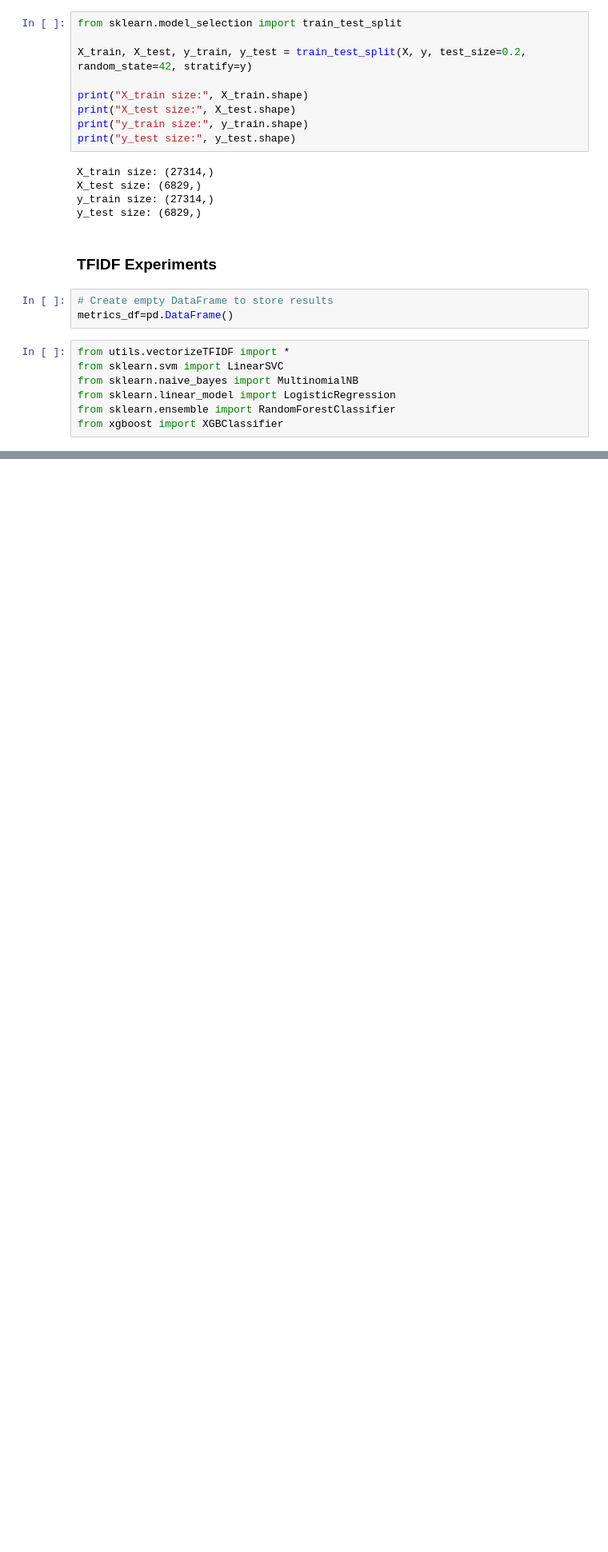
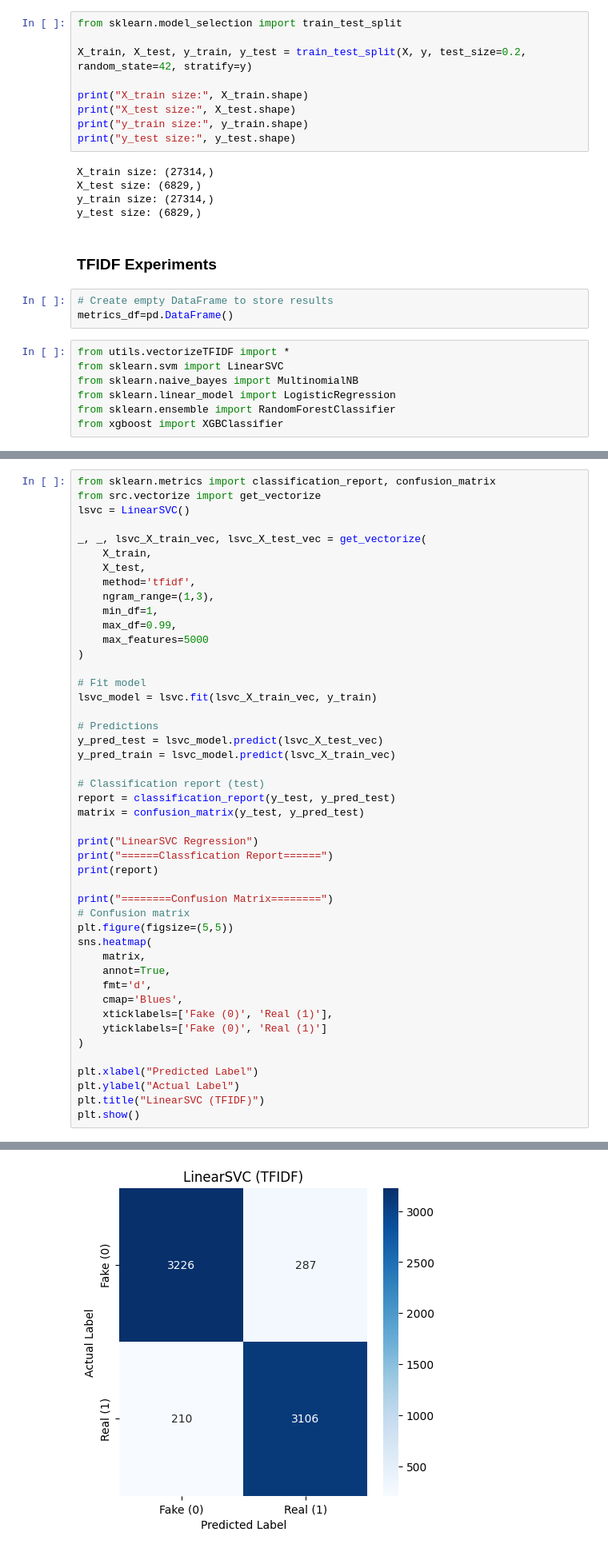
Before and after one commit to harmandeep2993/fake-news-detection-nlp, a Jupyter notebook: notebooks/experimentsTFIDF.ipynb, the cells around one changed output, grey strips where cells are left out. Shown at 80% size. Cells and saved outputs as stored; diff of their text form; blank space fills up the shorter version.

```diff
--- a/notebooks/experimentsTFIDF.ipynb
+++ b/notebooks/experimentsTFIDF.ipynb
@@ -232,0 +218,47 @@ plt.show()
+# %%
+from sklearn.metrics import classification_report, confusion_matrix
+from src.vectorize import get_vectorize
+lsvc = LinearSVC()
+
+_, _, lsvc_X_train_vec, lsvc_X_test_vec = get_vectorize(
+    X_train,
+    X_test,
+    method='tfidf',
+    ngram_range=(1,3),
+    min_df=1,
+    max_df=0.99,
+    max_features=5000
+)
+
+# Fit model
+lsvc_model = lsvc.fit(lsvc_X_train_vec, y_train)
+
+# Predictions
+y_pred_test = lsvc_model.predict(lsvc_X_test_vec)
+y_pred_train = lsvc_model.predict(lsvc_X_train_vec)
+
+# Classification report (test)
+report = classification_report(y_test, y_pred_test)
+matrix = confusion_matrix(y_test, y_pred_test)
+
+print("LinearSVC Regression")
+print("======Classfication Report======")
+print(report)
+
+print("========Confusion Matrix========")
+# Confusion matrix
+plt.figure(figsize=(5,5))
+sns.heatmap(
+    matrix,
+    annot=True,
+    fmt='d',
+    cmap='Blues',
+    xticklabels=['Fake (0)', 'Real (1)'],
+    yticklabels=['Fake (0)', 'Real (1)']
+)
+
+plt.xlabel("Predicted Label")
+plt.ylabel("Actual Label")
+plt.title("LinearSVC (TFIDF)")
+plt.show()
+# %% [output]
@@ -232,0 +280 @@ plt.show()
+[figure, added]
```
Also changed, not shown: parts of 17 cells of this notebook.
